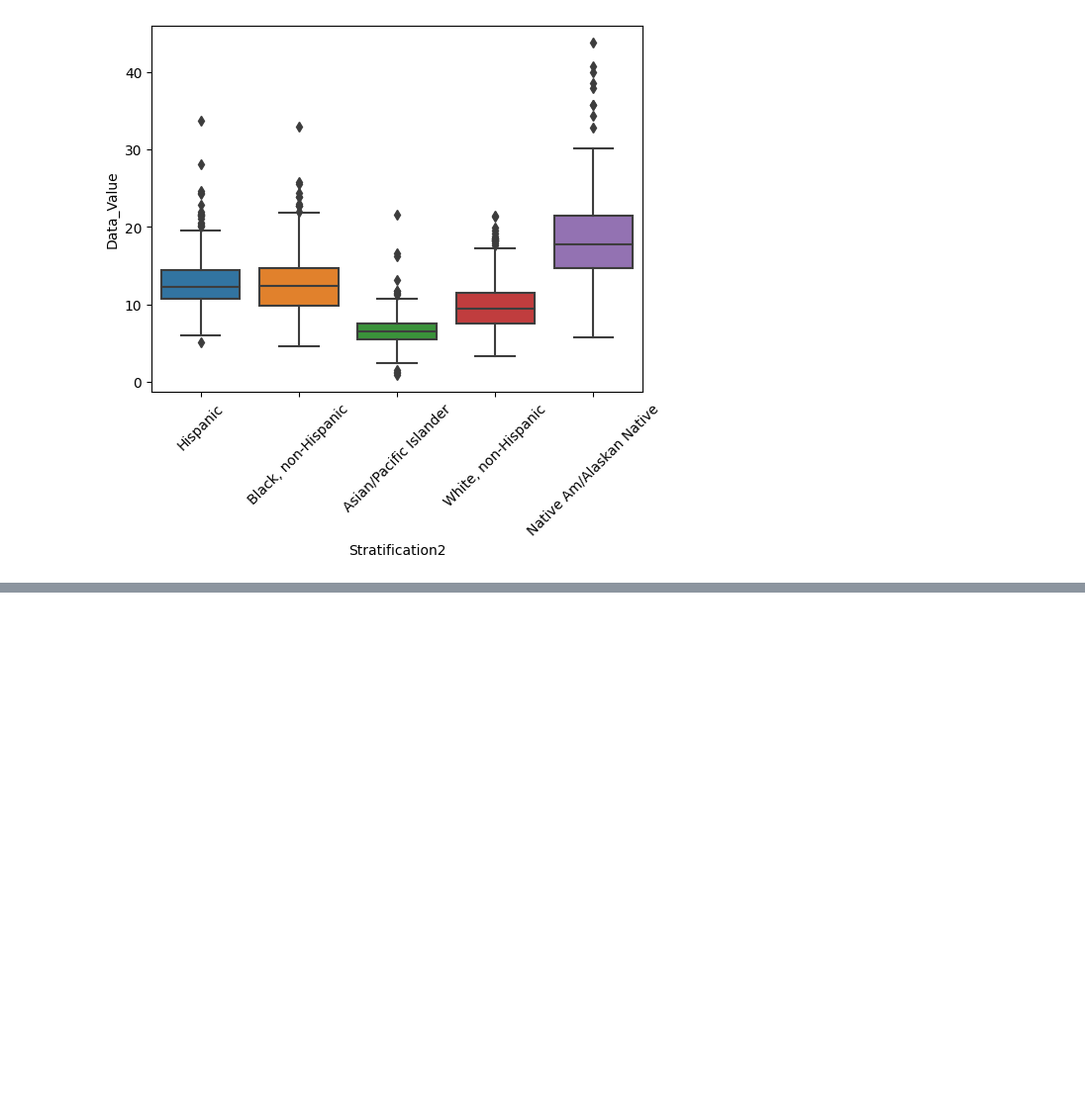
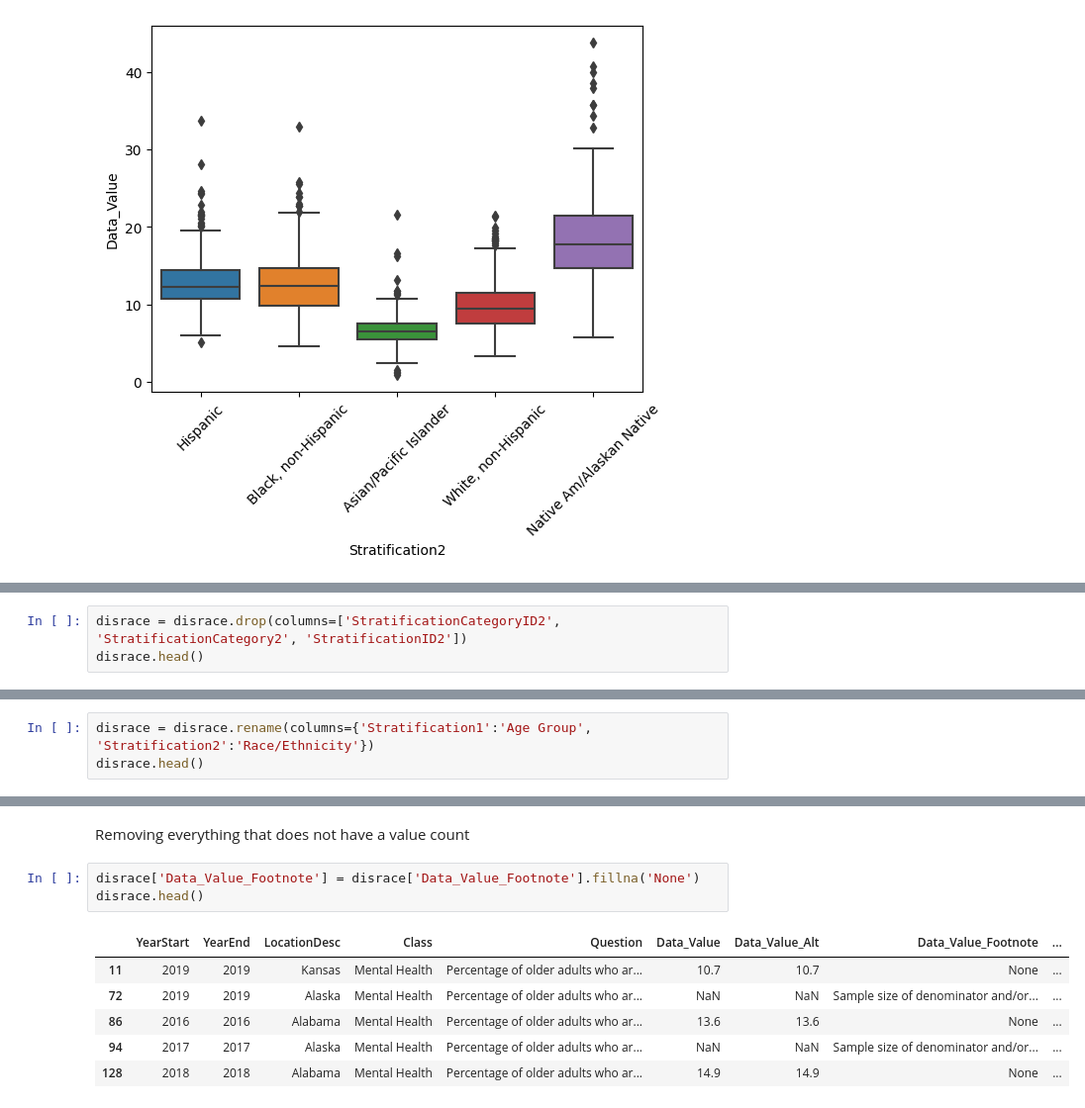
Before and after one commit to blakedshull/Project-4, a Jupyter notebook: Datacleaning.ipynb, the cells around one changed output, grey strips where cells are left out. Shown at 99% size. Drawn from its saved outputs; the diff is of its cells as text; blank space fills up the shorter version.

```diff
--- a/Datacleaning.ipynb
+++ b/Datacleaning.ipynb
@@ -435,0 +447,3 @@ plt.xticks(rotation = 45)
+# %%
+disrace = disrace.drop(columns=['StratificationCategoryID2', 'StratificationCategory2', 'StratificationID2'])
+disrace.head()
@@ -435,0 +457,3 @@ plt.xticks(rotation = 45)
+# %%
+disrace = disrace.rename(columns={'Stratification1':'Age Group', 'Stratification2':'Race/Ethnicity'})
+disrace.head()
@@ -435,0 +504,12 @@ plt.xticks(rotation = 45)
+# %% [markdown]
+Removing everything that does not have a value count
+# %%
+disrace['Data_Value_Footnote'] = disrace['Data_Value_Footnote'].fillna('None')
+disrace.head()
+# %% [output]
+|  | YearStart | YearEnd | LocationDesc | Class | Question | Data_Value | Data_Value_Alt | Data_Value_Footnote | ... |
+| 11 | 2019 | 2019 | Kansas | Mental Health | Percentage of older adults who ar... | 10.7 | 10.7 | None | ... |
+| 72 | 2019 | 2019 | Alaska | Mental Health | Percentage of older adults who ar... | NaN | NaN | Sample size of denominator and/or... | ... |
+| 86 | 2016 | 2016 | Alabama | Mental Health | Percentage of older adults who ar... | 13.6 | 13.6 | None | ... |
+| 94 | 2017 | 2017 | Alaska | Mental Health | Percentage of older adults who ar... | NaN | NaN | Sample size of denominator and/or... | ... |
+| 128 | 2018 | 2018 | Alabama | Mental Health | Percentage of older adults who ar... | 14.9 | 14.9 | None | ... |
```
Also changed, not shown: parts of 13 cells of this notebook.
